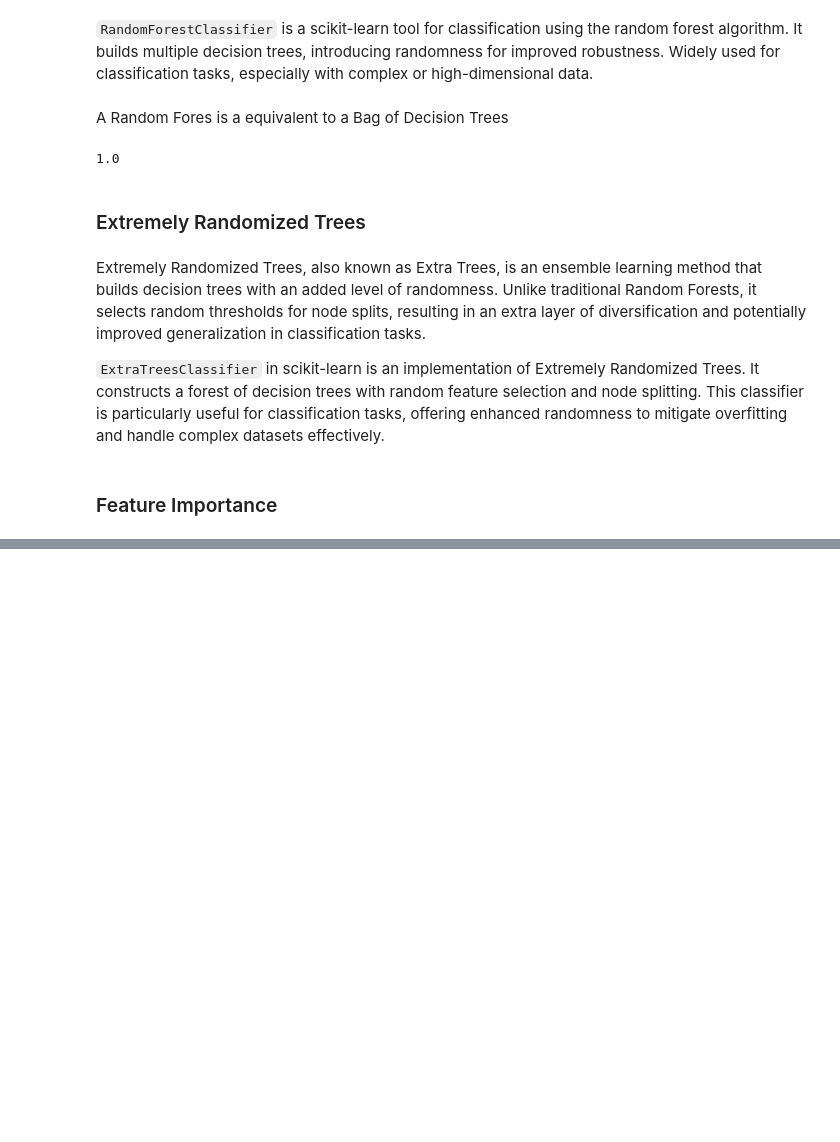
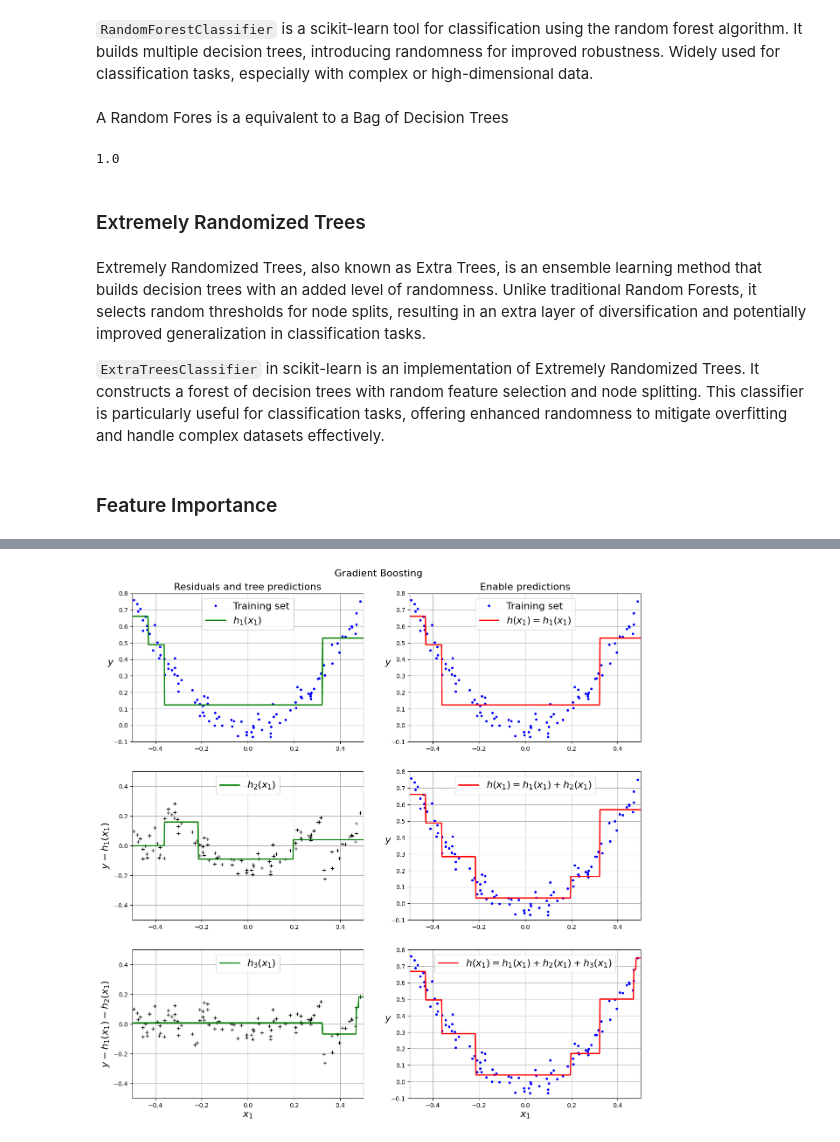
Before and after one commit to Ivan-Grigorev/Hands_On_ML, a Jupyter notebook: chapter_07.ipynb, the cells around one changed output, grey strips where cells are left out. Drawn from its saved outputs; the diff is of its cells as text; code cells hidden in the pictures; blank space fills up the shorter version.

```diff
--- a/chapter_07.ipynb
+++ b/chapter_07.ipynb
@@ -305,0 +485,5 @@ Feature petal width (cm) has an importance of 42.28%
+# %%
+y2 = y - tree_reg1.predict(X)
+
+tree_reg2 = DecisionTreeRegressor(max_depth=2)
+tree_reg2.fit(X, y2)
@@ -305,0 +494,5 @@ Feature petal width (cm) has an importance of 42.28%
+# %%
+y3 = y2 - tree_reg2.predict(X)
+
+tree_reg3 = DecisionTreeRegressor(max_depth=2)
+tree_reg3.fit(X, y3)
@@ -305,0 +501,2 @@ Feature petal width (cm) has an importance of 42.28%
+# %%
+X_new = np.array([[0.8]])
@@ -305,0 +505,3 @@ Feature petal width (cm) has an importance of 42.28%
+# %%
+y_pred = sum(tree.predict(X_new) for tree in (tree_reg1, tree_reg2, tree_reg3))
+y_pred
@@ -305,0 +536,85 @@ Feature petal width (cm) has an importance of 42.28%
+# %%
+plt.figure(figsize=(15, 15))
+
+plt.subplot(321)
+plot_predictions(
+    regressors=[tree_reg1],
+    X=X,
+    y=y,
+    axes=[-0.5, 0.5, -0.1, 0.8],
+    label='$h_1(x_1)$',
+    style='g-',
+    data_label='Training set'
+)
+plt.ylabel('$y$', fontsize=16, rotation=0)
+plt.title('Residuals and tree predictions', fontsize=16)
+
+plt.subplot(322)
+plot_predictions(
+    regressors=[tree_reg1],
+    X=X,
+    y=y,
+    axes=[-0.5, 0.5, -0.1, 0.8],
+    label='$h(x_1) = h_1(x_1)$',
+    data_label='Training set'
+)
+plt.ylabel('$y$', fontsize=16, rotation=0)
+plt.title('Enable predictions', fontsize=16)
+
+plt.subplot(323)
+plot_predictions(
+    regressors=[tree_reg2],
+    X=X,
+    y=y2,
+    axes=[-0.5, 0.5, -0.5, 0.5],
+    label='$h_2(x_1)$',
+    style='g-',
+    data_style='k+'
+)
+plt.ylabel('$y - h_1(x_1)$', fontsize=16, rotation=90)
+
+plt.subplot(324)
+plot_predictions(
+    regressors=[tree_reg1, tree_reg2],
+    X=X,
+    y=y,
+    axes=[-0.5, 0.5, -0.1, 0.8],
+    label='$h(x_1) = h_1(x_1) + h_2(x_1)$',
+)
+plt.ylabel('$y$', fontsize=16, rotation=0)
+
+plt.subplot(325)
+plot_predictions(
+    regressors=[tree_reg3],
+    X=X,
+    y=y3,
+    axes=[-0.5, 0.5, -0.5, 0.5],
+    label='$h_3(x_1)$',
+    style='g-',
+    data_style='k+'
+)
+plt.xlabel('$x_1$', fontsize=16)
+plt.ylabel('$y - h_1(x_1) - h_2(x_1)$', fontsize=16, rotation=90)
+
+plt.subplot(326)
+plot_predictions(
+    regressors=[tree_reg1, tree_reg2, tree_reg3],
+    X=X,
+    y=y,
+    axes=[-0.5, 0.5, -0.1, 0.8],
+    label='$h(x_1) = h_1(x_1) + h_2(x_1) + h_3(x_1)$',
+)
+plt.xlabel('$x_1$', fontsize=16)
+plt.ylabel('$y$', fontsize=16, rotation=0)
+
+plt.figtext(
+    0.5,
+    0.91,
+    'Gradient Boosting',
+    va='center',
+    ha='center',
+    fontsize=16
+)
+plt.show()
+# %% [output]
+[figure, added]
```
Also changed, not shown: parts of 46 cells of this notebook.
